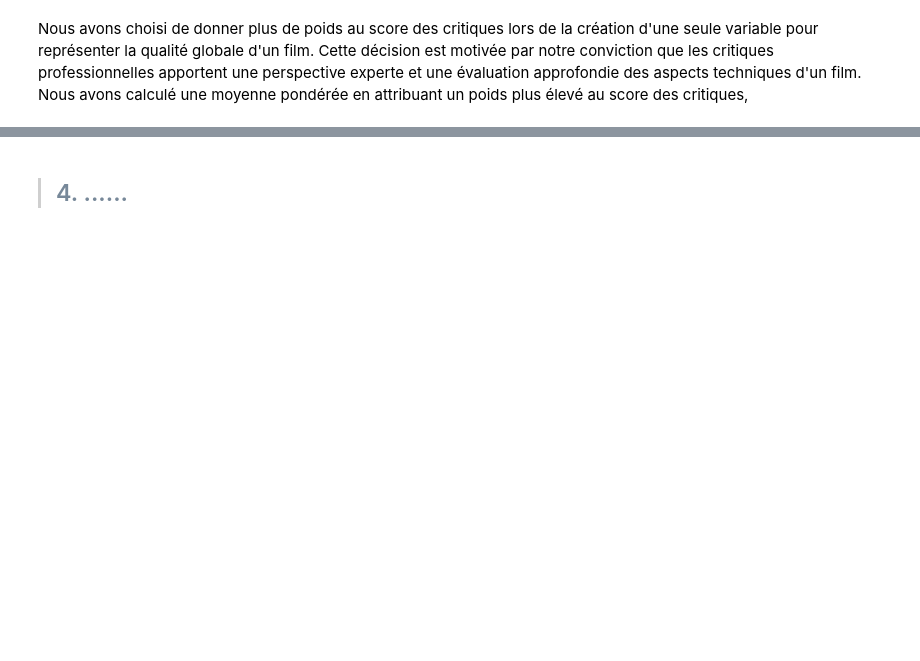
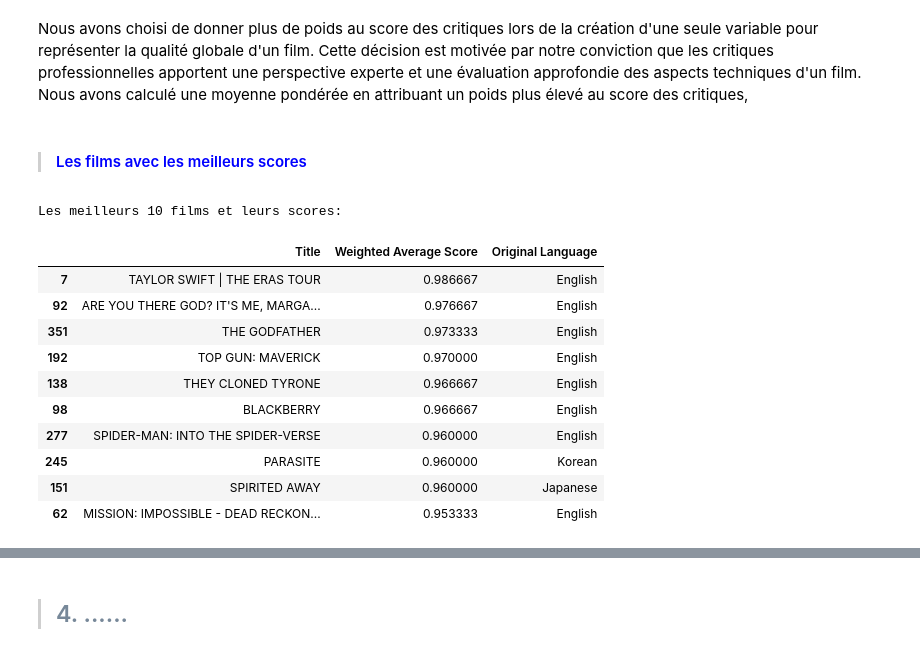
Before and after one commit to ZakaryaAD/Projet-Data-ALAMI-et-Blel, a Jupyter notebook: Web scraping with Selenium.ipynb, the cells around one changed output, grey strips where cells are left out. Cells and saved outputs as stored; diff of their text form; code cells hidden in the pictures; blank space fills up the shorter version.

```diff
--- a/Web scraping with Selenium.ipynb
+++ b/Web scraping with Selenium.ipynb
@@ -200,6 +200,30 @@ Nous avons choisi de donner plus de poids au score des critiques lors de la cré
 weight_critic = 2
 df['Weighted Average Score'] = (df['AUDIENCE_SCORE'] + weight_critic * df['CRITCS_SCORE']) / (1 + weight_critic)
 df = df.drop(['AUDIENCE_SCORE', 'CRITCS_SCORE'], axis=1)
+# %% [markdown]
+<blockquote> <h4 style="color:Blue" > Les films avec les meilleurs scores </h4>   </blockquote>
+<a class="anchor" id="chapter1"></a>
+# %%
+# Trier le DataFrame par la colonne "Average Score" de manière décroissante
+df_sorted = df.sort_values(by='Weighted Average Score', ascending=False)
+
+# Display the top 10 films and their scores
+top_10 = df_sorted.head(10)
+print("\nLes meilleurs 10 films et leurs scores:")
+top_10[['Title', 'Weighted Average Score','Original Language']]
+# %% [output]
+Les meilleurs 10 films et leurs scores:
+|  | Title | Weighted Average Score | Original Language |
+| 7 | TAYLOR SWIFT | THE ERAS TOUR | 0.986667 | English |
+| 92 | ARE YOU THERE GOD? IT'S ME, MARGA... | 0.976667 | English |
+| 351 | THE GODFATHER | 0.973333 | English |
+| 192 | TOP GUN: MAVERICK | 0.970000 | English |
+| 138 | THEY CLONED TYRONE | 0.966667 | English |
+| 98 | BLACKBERRY | 0.966667 | English |
+| 277 | SPIDER-MAN: INTO THE SPIDER-VERSE | 0.960000 | English |
+| 245 | PARASITE | 0.960000 | Korean |
+| 151 | SPIRITED AWAY | 0.960000 | Japanese |
+| 62 | MISSION: IMPOSSIBLE - DEAD RECKON... | 0.953333 | English |
 # %%
 # Fonction pour convertir la durée au format '1h24m' ou '39m' en minutes
 def convert_to_minutes(duration):
```
Also changed, not shown: parts of 7 cells of this notebook.
